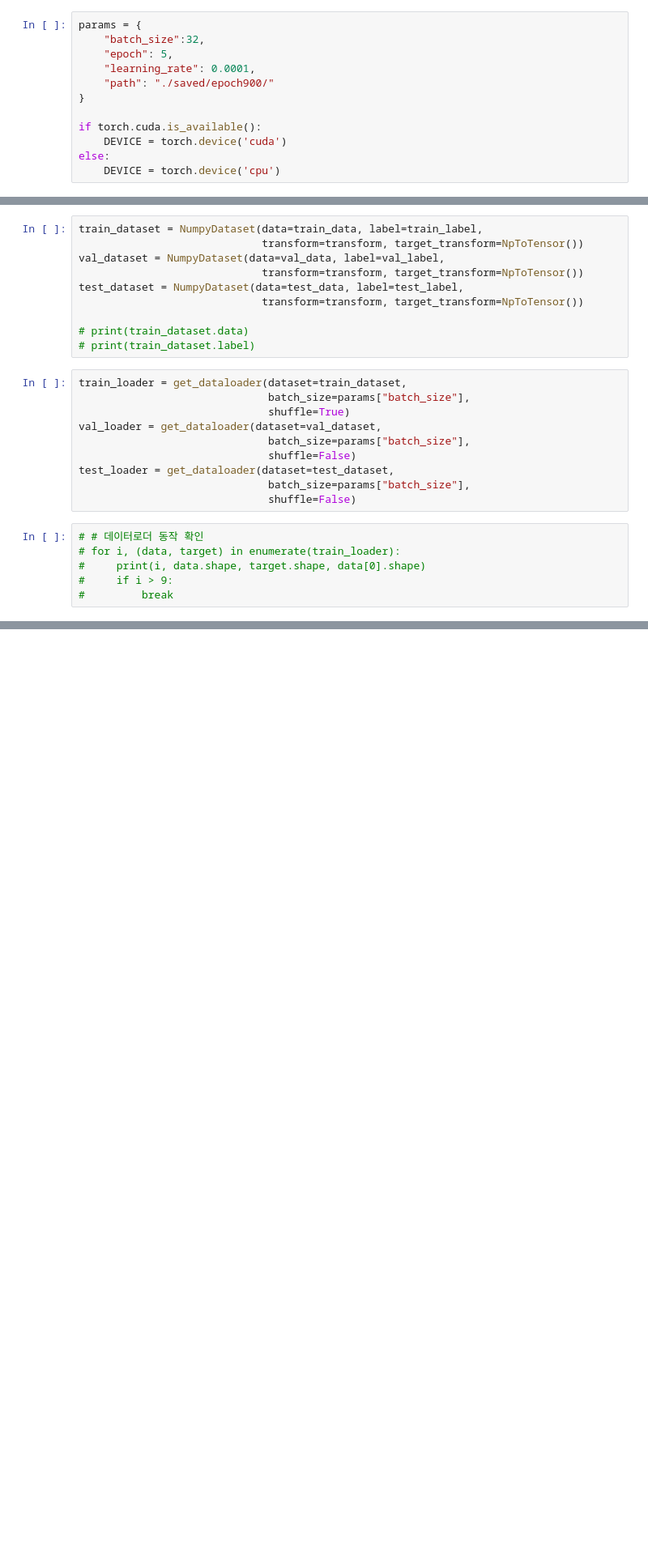
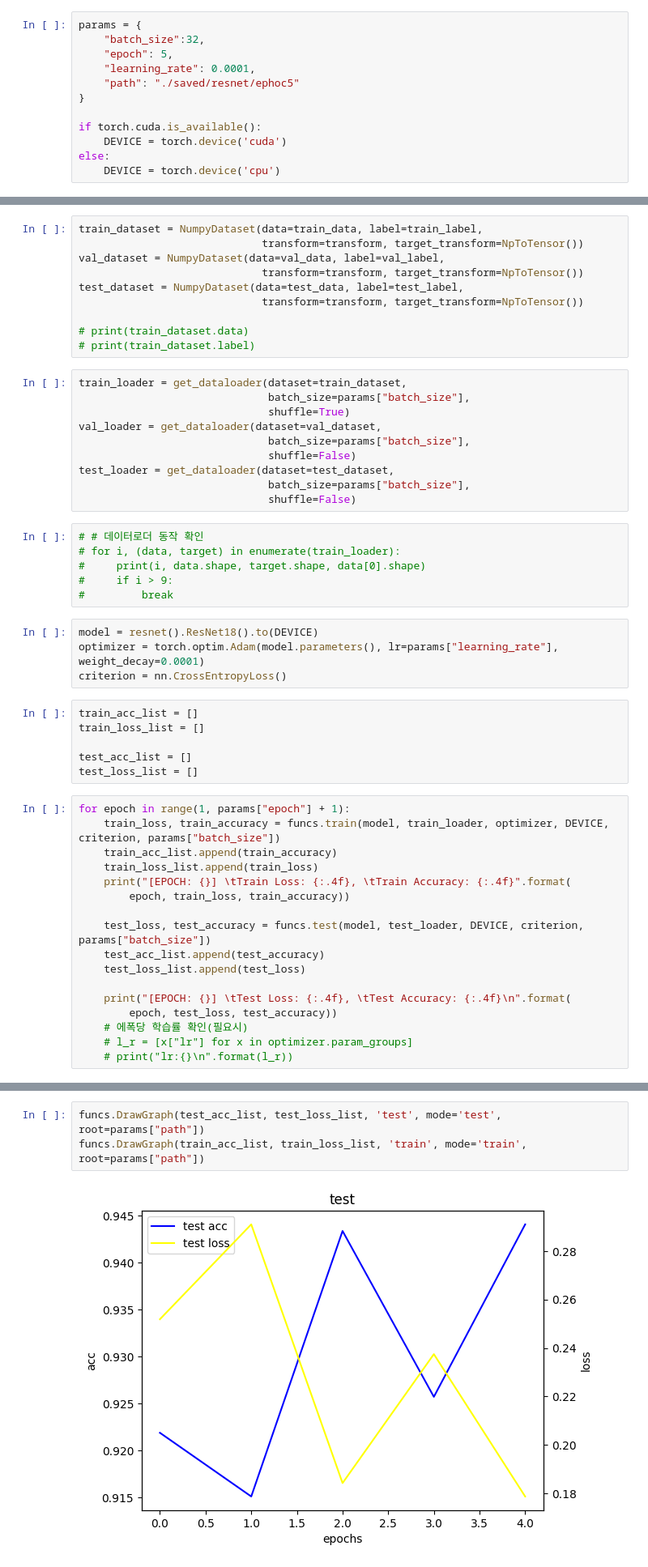
Before and after one commit to Kseorang1218/Deep-Learning-Study, a Jupyter notebook: MIMII/tutorial.ipynb, the cells around one changed output, grey strips where cells are left out. Shown at 81% size. Cells and saved outputs as stored; diff of their text form; blank space fills up the shorter version.

```diff
--- a/MIMII/tutorial.ipynb
+++ b/MIMII/tutorial.ipynb
@@ -21,7 +28,7 @@ params = {
     "batch_size":32,
     "epoch": 5,
     "learning_rate": 0.0001,
-    "path": "./saved/epoch900/"
+    "path": "./saved/resnet/ephoc5"
 }
 
 if torch.cuda.is_available():
@@ -112,3 +88,30 @@ test_loader = get_dataloader(dataset=test_dataset,
 #     print(i, data.shape, target.shape, data[0].shape)
 #     if i > 9:
 #         break
+# %%
+model = resnet().ResNet18().to(DEVICE)
+optimizer = torch.optim.Adam(model.parameters(), lr=params["learning_rate"], weight_decay=0.0001)
+criterion = nn.CrossEntropyLoss()
+# %%
+train_acc_list = []
+train_loss_list = []
+
+test_acc_list = []
+test_loss_list = []
+# %%
+for epoch in range(1, params["epoch"] + 1):
+    train_loss, train_accuracy = funcs.train(model, train_loader, optimizer, DEVICE, criterion, params["batch_size"])
+    train_acc_list.append(train_accuracy)
+    train_loss_list.append(train_loss)
+    print("[EPOCH: {}] \tTrain Loss: {:.4f}, \tTrain Accuracy: {:.4f}".format(
+        epoch, train_loss, train_accuracy))
+
+    test_loss, test_accuracy = funcs.test(model, test_loader, DEVICE, criterion, params["batch_size"])
+    test_acc_list.append(test_accuracy)
+    test_loss_list.append(test_loss)
+
+    print("[EPOCH: {}] \tTest Loss: {:.4f}, \tTest Accuracy: {:.4f}\n".format(
+        epoch, test_loss, test_accuracy))
+    # 에폭당 학습률 확인(필요시)
+    # l_r = [x["lr"] for x in optimizer.param_groups]
+    # print("lr:{}\n".format(l_r))
@@ -114,0 +133,5 @@ test_loader = get_dataloader(dataset=test_dataset,
+# %%
+funcs.DrawGraph(test_acc_list, test_loss_list, 'test', mode='test', root=params["path"])
+funcs.DrawGraph(train_acc_list, train_loss_list, 'train', mode='train', root=params["path"])
+# %% [output]
+[figure, added]
```
Also changed, not shown: parts of 7 cells of this notebook.
